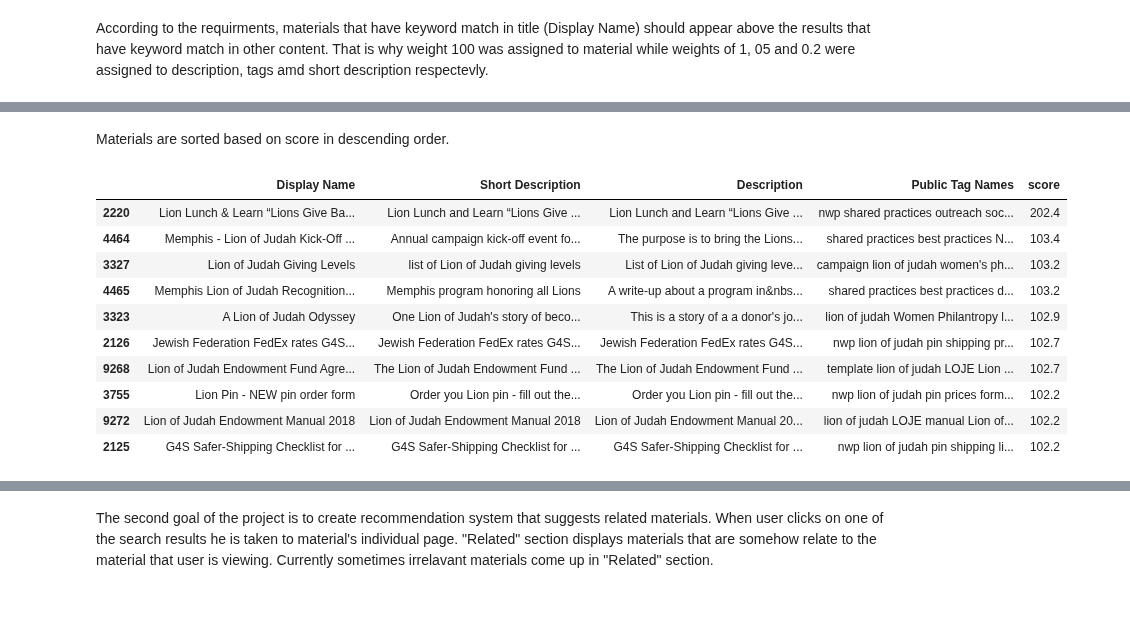
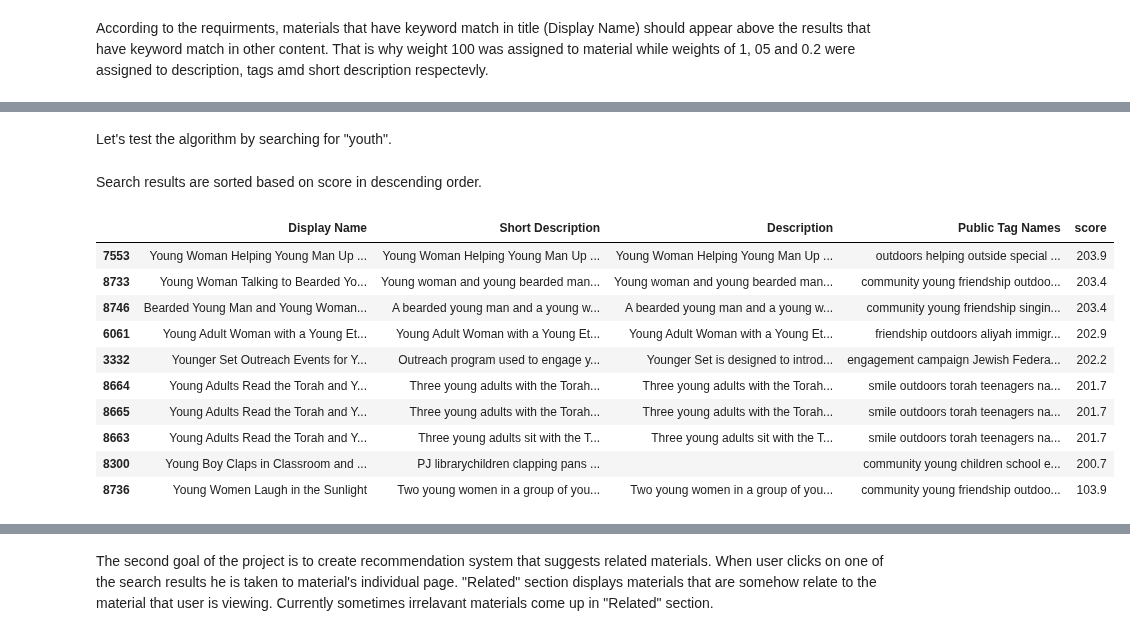
Before and after one commit to olga0503/DATA-620, a Jupyter notebook: Final_Project.ipynb, the cells around one changed output, grey strips where cells are left out. Drawn from its saved outputs; the diff is of its cells as text; code cells hidden in the pictures; blank space fills up the shorter version.

```diff
--- a/Final_Project.ipynb
+++ b/Final_Project.ipynb
@@ -191,17 +188,59 @@ df[columns_list].head()
+# %% [markdown]
+Let's test the algorithm by searching for "youth".
+# %%
+#enter search term
+search_key = 'young'
+
+#load materials dataset
+materials = load_dataset('assets.csv')
+
+#dublicate 'Display Name','Short Description','Description' and 'Public Tag Names' columns
+columns_list = ['Display Name','Short Description','Description','Public Tag Names']
+columns_copy_list = ['Display Name ','Short Description ','Description ','Public Tag Names ']
+materials[columns_copy_list] = materials[columns_list]
+
+#update columns list
+columns__list = columns_list + columns_copy_list
+
+#replace NANs
+replace_na(materials,columns__list)
+
+#remove html tags
+remove_html(materials,columns__list)
+
+
+#radjust special characters
+adjust_sp_ch(materials,columns__list)
+
+#remove punctuation
+remove_commas(materials,columns__list)
+
+#apply tokenization
+apply_tokenization(materials,columns_list)
+
+#convert to lemmas
+convert_lemma(materials, columns_list)
+
+#count exact keyword frequency
+words_freq(materials,columns_list,search_key)
+
+#count material score
+count_score(materials)
+columns_list.append('score')
 # %% [markdown]
-Materials are sorted based on score in descending order.
+Search results are sorted based on score in descending order.
 # %%
-df.sort_values('score', ascending = False, inplace = True)
-df[['Display Name ','Short Description ','Description ','Public Tag Names ','score']].head(10)
+materials.sort_values('score', ascending = False, inplace = True)
+materials[['Display Name ','Short Description ','Description ','Public Tag Names ','score']].head(10)
 # %% [output]
 |  | Display Name | Short Description | Description | Public Tag Names | score |
-| 2220 | Lion Lunch & Learn “Lions Give Ba... | Lion Lunch and Learn “Lions Give ... | Lion Lunch and Learn “Lions Give ... | nwp shared practices outreach soc... | 202.4 |
-| 4464 | Memphis - Lion of Judah Kick-Off ... | Annual campaign kick-off event fo... | The purpose is to bring the Lions... | shared practices best practices N... | 103.4 |
-| 3327 | Lion of Judah Giving Levels | list of Lion of Judah giving levels | List of Lion of Judah giving leve... | campaign lion of judah women's ph... | 103.2 |
-| 4465 | Memphis Lion of Judah Recognition... | Memphis program honoring all Lions | A write-up about a program in&nbs... | shared practices best practices d... | 103.2 |
-| 3323 | A Lion of Judah Odyssey | One Lion of Judah's story of beco... | This is a story of a a donor's jo... | lion of judah Women Philantropy l... | 102.9 |
-| 2126 | Jewish Federation FedEx rates G4S... | Jewish Federation FedEx rates G4S... | Jewish Federation FedEx rates G4S... | nwp lion of judah pin shipping pr... | 102.7 |
-| 9268 | Lion of Judah Endowment Fund Agre... | The Lion of Judah Endowment Fund ... | The Lion of Judah Endowment Fund ... | template lion of judah LOJE Lion ... | 102.7 |
-| 3755 | Lion Pin - NEW pin order form | Order you Lion pin - fill out the... | Order you Lion pin - fill out the... | nwp lion of judah pin prices form... | 102.2 |
-| 9272 | Lion of Judah Endowment Manual 2018 | Lion of Judah Endowment Manual 2018 | Lion of Judah Endowment Manual 20... | lion of judah LOJE manual Lion of... | 102.2 |
-| 2125 | G4S Safer-Shipping Checklist for ... | G4S Safer-Shipping Checklist for ... | G4S Safer-Shipping Checklist for ... | nwp lion of judah pin shipping li... | 102.2 |
+| 7553 | Young Woman Helping Young Man Up ... | Young Woman Helping Young Man Up ... | Young Woman Helping Young Man Up ... | outdoors helping outside special ... | 203.9 |
+| 8733 | Young Woman Talking to Bearded Yo... | Young woman and young bearded man... | Young woman and young bearded man... | community young friendship outdoo... | 203.4 |
+| 8746 | Bearded Young Man and Young Woman... | A bearded young man and a young w... | A bearded young man and a young w... | community young friendship singin... | 203.4 |
+| 6061 | Young Adult Woman with a Young Et... | Young Adult Woman with a Young Et... | Young Adult Woman with a Young Et... | friendship outdoors aliyah immigr... | 202.9 |
+| 3332 | Younger Set Outreach Events for Y... | Outreach program used to engage y... | Younger Set is designed to introd... | engagement campaign Jewish Federa... | 202.2 |
+| 8664 | Young Adults Read the Torah and Y... | Three young adults with the Torah... | Three young adults with the Torah... | smile outdoors torah teenagers na... | 201.7 |
+| 8665 | Young Adults Read the Torah and Y... | Three young adults with the Torah... | Three young adults with the Torah... | smile outdoors torah teenagers na... | 201.7 |
+| 8663 | Young Adults Read the Torah and Y... | Three young adults sit with the T... | Three young adults sit with the T... | smile outdoors torah teenagers na... | 201.7 |
+| 8300 | Young Boy Claps in Classroom and ... | PJ librarychildren clapping pans ... |  | community young children school e... | 200.7 |
+| 8736 | Young Women Laugh in the Sunlight | Two young women in a group of you... | Two young women in a group of you... | community young friendship outdoo... | 103.9 |
```
Also changed, not shown: parts of 14 cells of this notebook.
